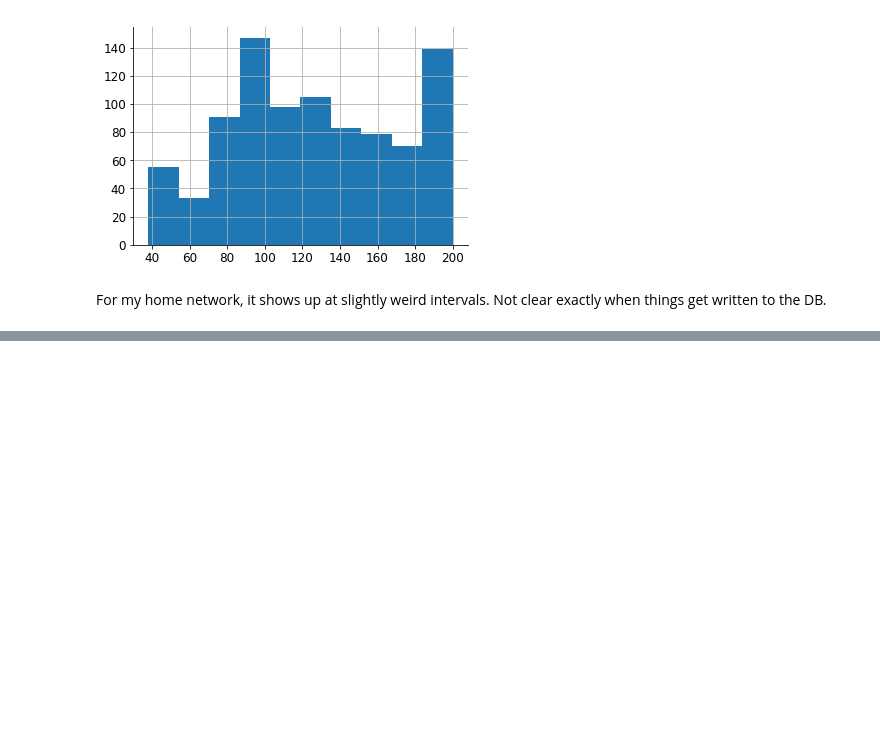
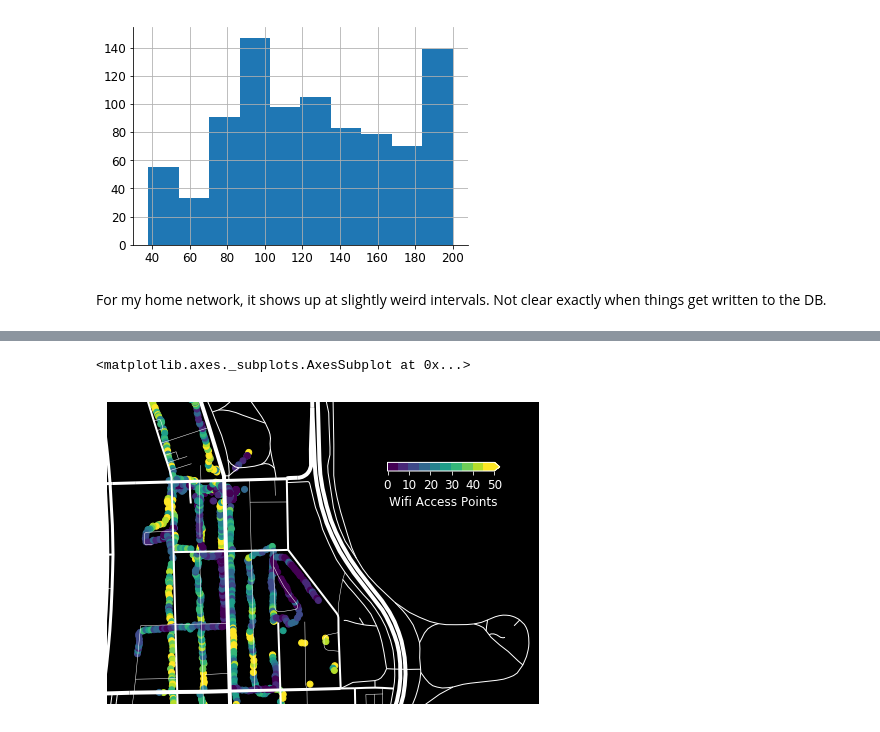
Before and after one commit to JamesSaxon/neighborhood_broadband, a Jupyter notebook: wigle.ipynb, the cells around one changed output, grey strips where cells are left out. Cells and saved outputs as stored; diff of their text form; code cells hidden in the pictures; blank space fills up the shorter version.

```diff
--- a/wigle.ipynb
+++ b/wigle.ipynb
@@ -1,13 +15,4 @@
 # %%
-import pandas as pd
-import geopandas as gpd
-
-from fiona.crs import from_epsg
-from shapely.geometry import Point
-
-import sqlite3
-con = sqlite3.connect("wiglewifi.sqlite")
-
 hp_bbox = {"xmin" : 362000, "xmax" : 363000, "ymin" : 569600, "ymax" : 570300}
 
 streets = gpd.read_file("streets_lw.geojson")
@@ -35,6 +40,8 @@ def pretty_map(gdf, column,
              location = [0.65, 0.69, 0.26, 0.02],
              ticks = list(np.linspace(vmin, vmax, vsteps / vscale + 1)),
              invert_colors = True, vmin = vmin, vmax = vmax)
+
+    return ax
 # %%
 ! sqlite3 wiglewifi.sqlite <<< ".schema"
 # %% [output]
@@ -119,0 +179,12 @@ loc.query("bssid == 'c0:a0:0d:cb:8c:5b'")
+# %%
+num_loc = loc[loc.bssid.isin(net.bssid)].copy()
+num_loc = num_loc.groupby("time").bssid.count().reset_index(name = "n_wifi")
+geo_loc = loc[["time", "geometry"]].sort_values(by = "time").drop_duplicates("time", keep = "first")
+
+geo_loc = geo_loc.merge(num_loc)
+# %%
+pretty_map(gdf = geo_loc, column = "n_wifi", label = "Wifi Access Points",
+           vmin = 0, vmax = 50, vsteps = 10, vscale = 2)
+# %% [output]
+<matplotlib.axes._subplots.AxesSubplot at 0x...>
+[figure, added]
```
Also changed, not shown: parts of 15 cells of this notebook.
